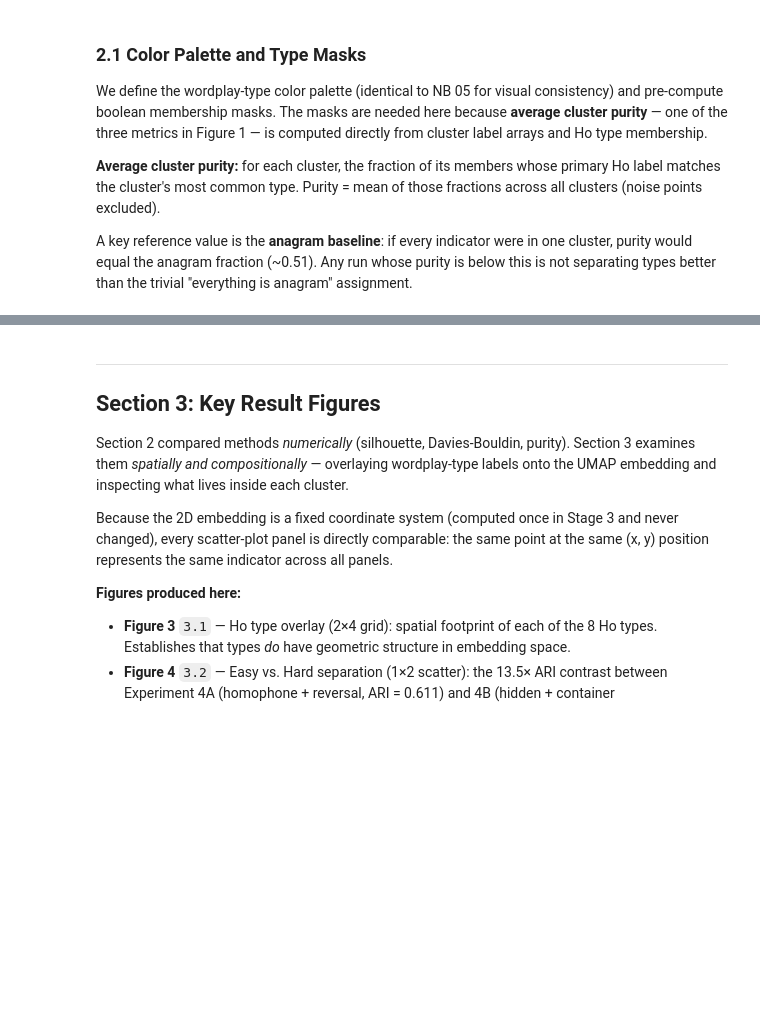
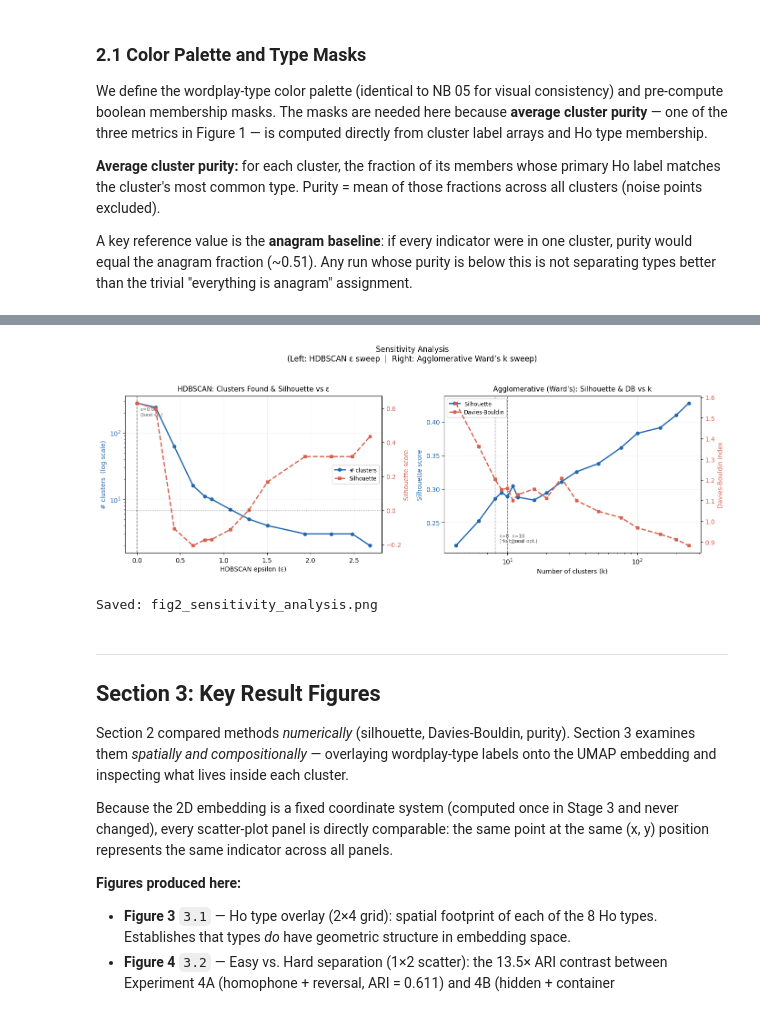
Before and after one commit to vwintumich/ccc-project, a Jupyter notebook: indicator_clustering/notebooks/06_evaluation_and_figures.ipynb, the cells around one changed output, grey strips where cells are left out. Drawn from its saved outputs; the diff is of its cells as text; code cells hidden in the pictures; blank space fills up the shorter version.

```diff
--- a/indicator_clustering/notebooks/06_evaluation_and_figures.ipynb
+++ b/indicator_clustering/notebooks/06_evaluation_and_figures.ipynb
@@ -955,5 +882,5 @@ sil_hdbscan_arr
 # %%
-# ─── Figure 2: 2-panel sensitivity analysis ─────────────────────────────────
+# ─── 2-panel sensitivity analysis ─────────────────────────────────
 COL_BLUE   = '#2166ac'   # clusters (left axis) / silhouette (both panels)
 COL_ORANGE = '#d6604d'   # silhouette (HDBSCAN right) / Davies-Bouldin (agglo right)
 
@@ -1027,34 +954,37 @@ for k_ref, k_lbl in [(8, 'k=8\n(Ho types)'), (10, 'k=10\n(local opt.)')]:
             fontsize=7.5, color='#555555', va='bottom', ha='left'
         )
 
 ax_R.set_xscale('log')   # k spans 4–250; log scale separates small-k points
 ax_R.set_xlabel('Number of clusters (k)', fontsize=10)
 ax_R.set_ylabel('Silhouette score', color=COL_BLUE, fontsize=10)
 ax_R_r.set_ylabel('Davies-Bouldin index', color=COL_ORANGE, fontsize=10)
 ax_R.tick_params(axis='y', labelcolor=COL_BLUE)
 ax_R_r.tick_params(axis='y', labelcolor=COL_ORANGE)
 ax_R.set_title("Agglomerative (Ward's): Silhouette & DB vs k", fontsize=11, pad=8)
 ax_R.grid(True, alpha=0.20)
 
 ax_R.legend(
     [l3, l4], [l3.get_label(), l4.get_label()],
     loc='upper left', fontsize=8.5, framealpha=0.9
 )
 
 # ── Overall title and save ─────────────────────────────────────────────────────
 fig.suptitle(
-    'Figure 2: Sensitivity Analysis\n'
+    'Sensitivity Analysis\n'
     '(Left: HDBSCAN \u03b5 sweep  |  Right: Agglomerative Ward\u2019s k sweep)',
     fontsize=12, y=1.04
 )
 
 plt.tight_layout()
 fig.savefig(
     REPORT_FIGURES_DIR / 'fig2_sensitivity_analysis.png',
     dpi=REPORT_DPI, bbox_inches='tight'
 )
 plt.show()
 print('Saved: fig2_sensitivity_analysis.png')
+# %% [output]
+[figure, added]
+Saved: fig2_sensitivity_analysis.png
 # %% [markdown]
 ---
 ## Section 3: Key Result Figures
```
Also changed, not shown: parts of 36 cells of this notebook.
